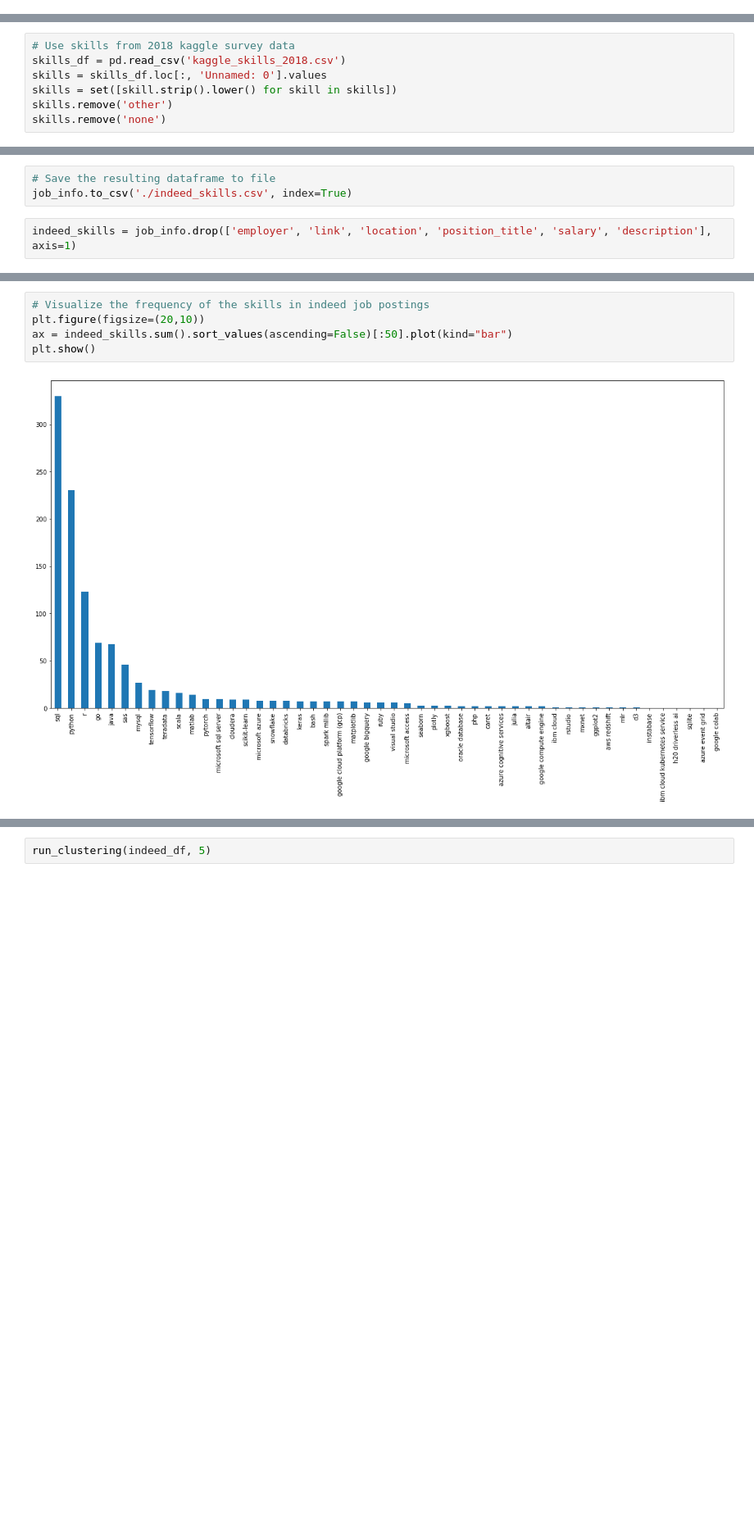
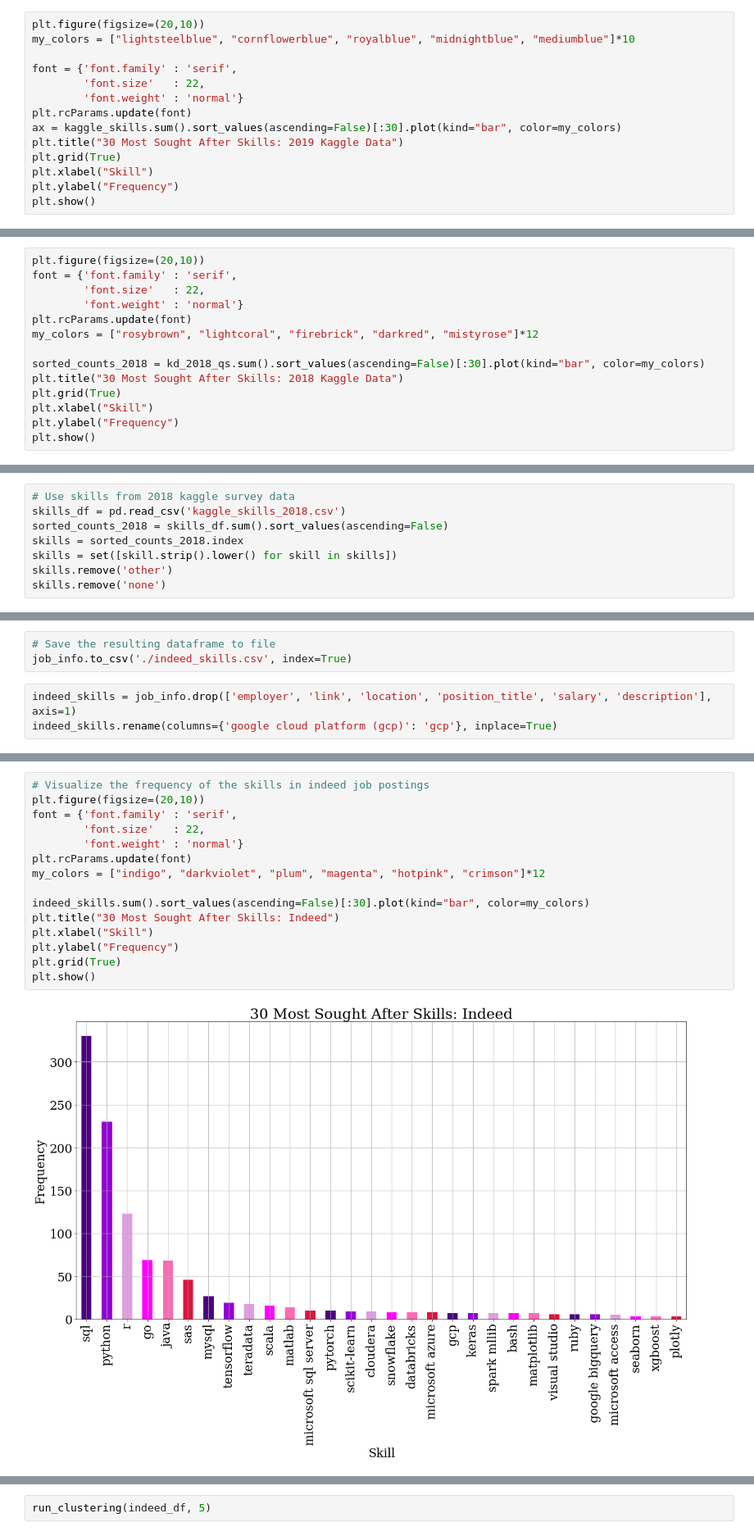
Before and after one commit to atkinssamuel/EdTech, a Jupyter notebook: 1-MIE-curriculum-design/1-MIE-curriculum-design.ipynb, the cells around one changed output, grey strips where cells are left out. Shown: that part at 82% size. Drawn from its saved outputs; the diff is of its cells as text; blank space fills up the shorter version.

Commit message:
11-27-2020-Atkins Updated 1-MIE-curriculum-design notebook with more descriptive plots.

```diff
--- a/1-MIE-curriculum-design/1-MIE-curriculum-design.ipynb
+++ b/1-MIE-curriculum-design/1-MIE-curriculum-design.ipynb
@@ -133,0 +129,14 @@ plt.show()
+# %%
+plt.figure(figsize=(20,10))
+my_colors = ["lightsteelblue", "cornflowerblue", "royalblue", "midnightblue", "mediumblue"]*10
+
+font = {'font.family' : 'serif',
+        'font.size'   : 22,
+        'font.weight' : 'normal'}
+plt.rcParams.update(font)
+ax = kaggle_skills.sum().sort_values(ascending=False)[:30].plot(kind="bar", color=my_colors)
+plt.title("30 Most Sought After Skills: 2019 Kaggle Data")
+plt.grid(True)
+plt.xlabel("Skill")
+plt.ylabel("Frequency")
+plt.show()
@@ -389,0 +404,14 @@ sorted_counts_2018[:80].plot(kind="bar")
+# %%
+plt.figure(figsize=(20,10))
+font = {'font.family' : 'serif',
+        'font.size'   : 22,
+        'font.weight' : 'normal'}
+plt.rcParams.update(font)
+my_colors = ["rosybrown", "lightcoral", "firebrick", "darkred", "mistyrose"]*12
+
+sorted_counts_2018 = kd_2018_qs.sum().sort_values(ascending=False)[:30].plot(kind="bar", color=my_colors)
+plt.title("30 Most Sought After Skills: 2018 Kaggle Data")
+plt.grid(True)
+plt.xlabel("Skill")
+plt.ylabel("Frequency")
+plt.show()
@@ -392,7 +422,8 @@ sorted_counts_2018.to_csv('./kaggle_skills_2018.csv', index=True)
 # %%
 # Use skills from 2018 kaggle survey data
 skills_df = pd.read_csv('kaggle_skills_2018.csv')
-skills = skills_df.loc[:, 'Unnamed: 0'].values
+sorted_counts_2018 = skills_df.sum().sort_values(ascending=False)
+skills = sorted_counts_2018.index
 skills = set([skill.strip().lower() for skill in skills])
 skills.remove('other')
 skills.remove('none')
@@ -460,6 +491,7 @@ job_info.head()
 job_info.to_csv('./indeed_skills.csv', index=True)
 # %%
 indeed_skills = job_info.drop(['employer', 'link', 'location', 'position_title', 'salary', 'description'], axis=1)
+indeed_skills.rename(columns={'google cloud platform (gcp)': 'gcp'}, inplace=True)
 # %%
 indeed_skills.head()
 # %% [output]
@@ -473,8 +505,18 @@ indeed_skills.head()
 # %%
 # Visualize the frequency of the skills in indeed job postings
 plt.figure(figsize=(20,10))
-ax = indeed_skills.sum().sort_values(ascending=False)[:50].plot(kind="bar")
+font = {'font.family' : 'serif',
+        'font.size'   : 22,
+        'font.weight' : 'normal'}
+plt.rcParams.update(font)
+my_colors = ["indigo", "darkviolet", "plum", "magenta", "hotpink", "crimson"]*12
+
+indeed_skills.sum().sort_values(ascending=False)[:30].plot(kind="bar", color=my_colors)
+plt.title("30 Most Sought After Skills: Indeed")
+plt.xlabel("Skill")
+plt.ylabel("Frequency")
+plt.grid(True)
 plt.show()
 # %% [output]
-[figure, old version]
+[figure, new version]
 # %% [markdown]
```
Also changed, not shown: parts of 24 cells of this notebook, 2 other files.
